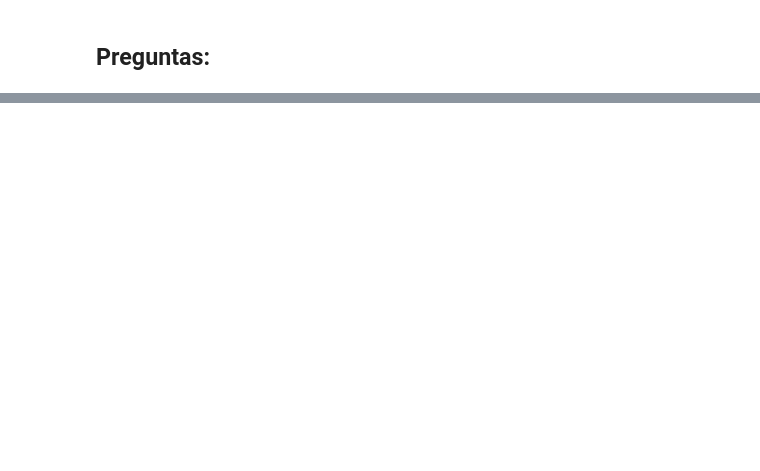
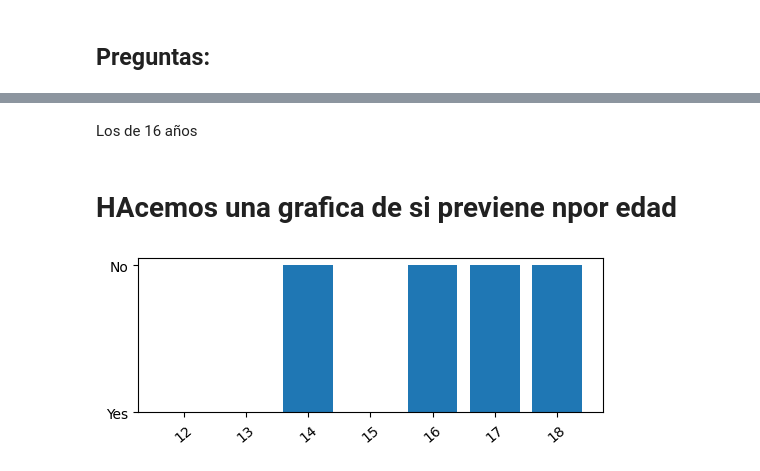
Before and after one commit to Adalab/DA-promoC-modulo-02-Marina-Lourdes-Ana, a Jupyter notebook: Estadistica/04-Estadistica-04.ipynb, the cells around one changed output, grey strips where cells are left out. Saved outputs shown, nothing was run; the diff lists cells and outputs as text; code cells hidden in the pictures; blank space fills up the shorter version.

```diff
--- a/Estadistica/04-Estadistica-04.ipynb
+++ b/Estadistica/04-Estadistica-04.ipynb
@@ -25,0 +33,4 @@ df_uni.head(15)
+# %%
+lista_columnas = {col: col.strip().replace(" ", "_").lower() for col in df.columns}
+df.rename(columns=lista_columnas, inplace=True)
+df.head(2)
@@ -102,0 +88,10 @@ df["col"].unique()
+# %%
+df.columns = ['embarque',
+                'edad',
+                'genero',
+                'reside_con_anciano',
+                'interactua_con_anciano',
+                'restaurante',
+                'prevenir_la_propagacion',
+                'razon',
+                'publico']
@@ -102,0 +111,9 @@ df["col"].unique()
+# %%
+#variables cuantitativas
+edad = df['edad']
+restaurante = df['restaurante']
+# %%
+# variables cualitativas
+genero = df['genero']
+reside = df['reside_con_anciano']
+prevenir = df['prevenir_la_propagacion']
@@ -105,0 +155,11 @@ Preguntas:
+# %% [markdown]
+Los de 16 años
+# %% [markdown]
+# HAcemos una grafica de si previene npor edad
+# %%
+plt.figure(figsize=(6,2))
+plt.bar(edad, prevenir)
+plt.xticks(rotation=40)
+plt.show;
+# %% [output]
+[figure, added]
```
Also changed, not shown: parts of 34 cells of this notebook, 2 other files.
